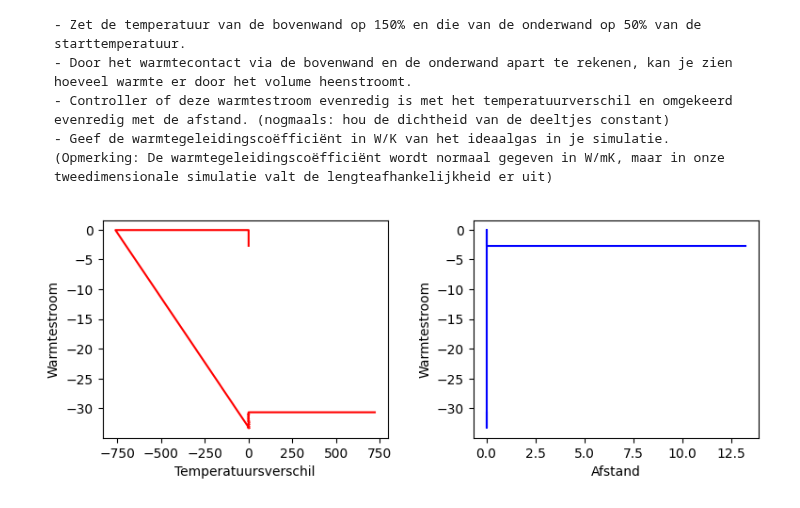
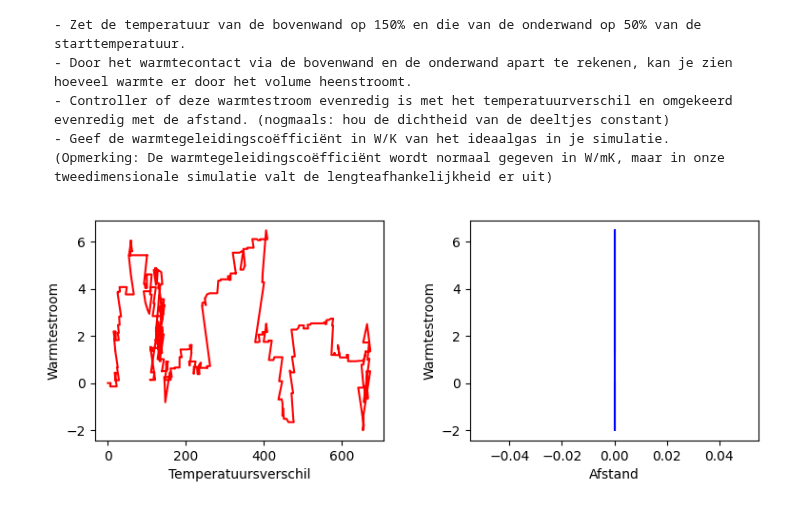
Before and after one commit to arenmeghdadi/314159265358979323846264338, a Jupyter notebook: Content/PySim/8_thermostaat.ipynb, the cells around one changed output. Cells and saved outputs as stored; diff of their text form; code cells hidden in the pictures.

```diff
--- a/Content/PySim/8_thermostaat.ipynb
+++ b/Content/PySim/8_thermostaat.ipynb
@@ -457,6 +488,8 @@ temperatures = np.zeros(1000, dtype=float)
 
 pressure = 0.0
 work = 0.0
+heat = 0.0
+heat2 = 0.0
 box_height = BOX_SIZE_0 * 4
 box_length = BOX_SIZE_0         # zetten zuiger terug
 v_piston = V_PISTON_0
@@ -464,57 +497,64 @@ N = 160
 
 create_particles(particles)     # resetten deeltjes
 
-for i in range(100):
-    take_time_step(particles)
-    volumes[i] = box_length * box_height
-    pressures[i] = pressure
-    temperatures[i] = temperature(particles)
-    heats[i] = heat
-    works[i] = work
 
 def top_down_collision(particle: ParticleClass) -> None:
     """ verzorgen van botsingen met wand boven en onder, die als thermostaat kunnen werken """
-    global box_height, set_temp, impulse_outward, heat
-    if abs(particle.r[1]) + particle.R > box_height / 2:
+    global box_height, set_temp, impulse_outward, heat, heat2
+    if particle.r[1] + particle.R > box_height / 2:
         temp_factor = 1.5 * (set_temp/temperature(particles)) if set_temp > 0 else 1.0
         particle.r[1] = np.sign(particle.r[1]) * (box_height/2 - particle.R)
         impulse_outward += abs(particle.momentum[1]) * (1 + temp_factor**0.5)
         heat += particle.kin_energy * (temp_factor - 1)
         particle.v *= temp_factor**0.5
         particle.v[1] *= -1
-    elif abs(particle.r[1]) + particle.R < - box_height / 2:
+    elif particle.r[1] - particle.R < - (box_height / 2):
         temp_factor = 0.5 * (set_temp/temperature(particles)) if set_temp > 0 else 1.0
         particle.r[1] = np.sign(particle.r[1]) * (box_height/2 - particle.R)
         impulse_outward += abs(particle.momentum[1]) * (1 + temp_factor**0.5)
-        heat += particle.kin_energy * (temp_factor - 1)
+        heat2 += particle.kin_energy * (temp_factor - 1)
         particle.v *= temp_factor**0.5
         particle.v[1] *= -1
 
+heatarraytop = np.zeros(1000, dtype=float)
+heatarraybottom = np.zeros(1000, dtype=float)
+temperaturesnew = np.zeros(1000, dtype=float)
+temp1 = temperature(particles)
+temp2 = np.zeros(1000, dtype=float)
+r1 = np.zeros(1000, dtype=float)
+r2 = np.zeros(1000, dtype=float)
 
-tempverschil = np.zeros(1000, dtype=float)
-distance = np.zeros(1000, dtype=float)
+for i in range(1000):
+    energy = 0
+    take_time_step(particles)
+    for p in particles:
+        left_right_collision(p)
+        energy += 0.5 * p.m * (np.linalg.norm(p.v)**2 )
+    temp2[i] = temperature(particles)
+    workarray[i] = work
+    heatarraytop[i] = heat
+    heatarraybottom[i] = heat2
+    energy = energy *30*1.66e-27 * 2.5 * 10**3
+    energies[i] = energy
 
-for p in particles:
-    for i in range(len(temperatures)):
-        tempverschil[i] = temperatures[i] - temperatures[i-1]
-
-for p in particles:
-    distance[i] = (box_height / 2) - np.linalg.norm(p.r)
+tempverschil = temp2 - temp1
+afstand = np.abs(r2 - r1)
+warmtestroom = heatarraytop - heatarraybottom
 
 fig, (ax1, ax2) = plt.subplots(1, 2, figsize=(9, 3))
 ax1.set_xlabel('Temperatuursverschil')
 ax1.set_ylabel('Warmtestroom')
 ax2.set_xlabel('Afstand')
 ax2.set_ylabel('Warmtestroom')
 fig.tight_layout
 
 
-ax1.plot(tempverschil, heats[:1000], '-r')
-ax2.plot(distance, heats[:1000], '-b')
+ax1.plot(tempverschil, warmtestroom, '-r')
+ax2.plot(afstand, warmtestroom, '-b')
 
 plt.subplots_adjust(wspace=0.3)
 plt.show()
 
 # wat
 # %% [output]
-[figure, old version]
+[figure, new version]
```
Also changed, not shown: parts of 6 cells of this notebook.
